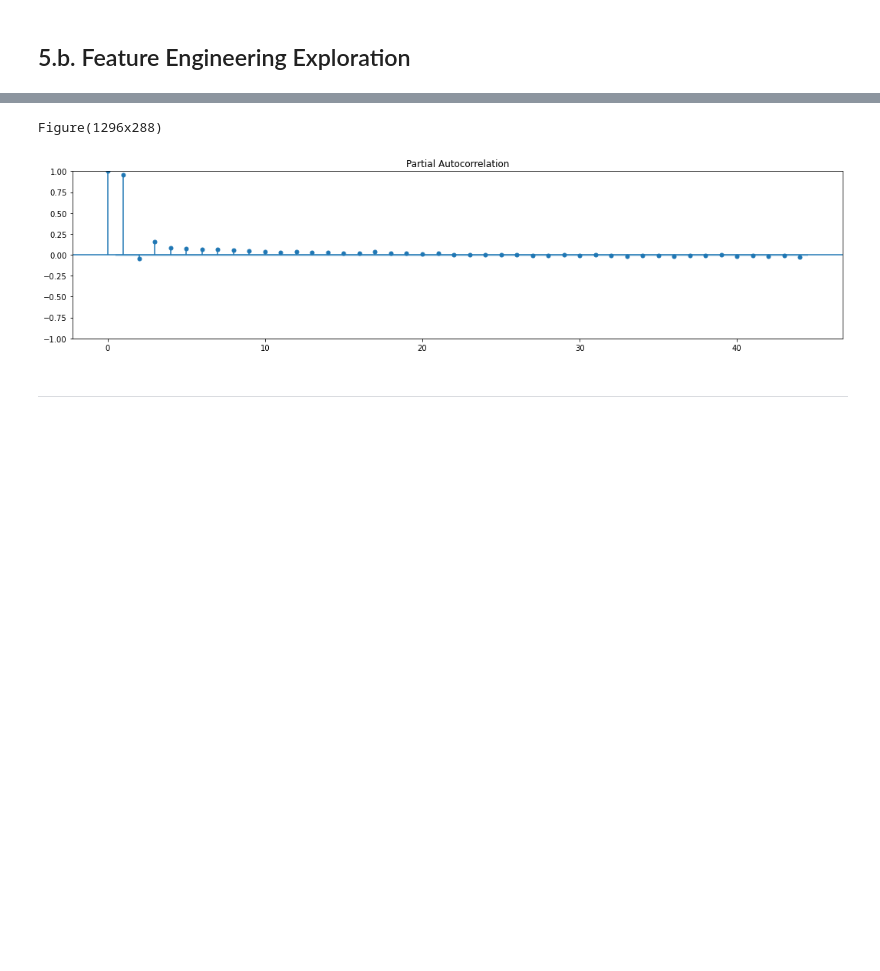
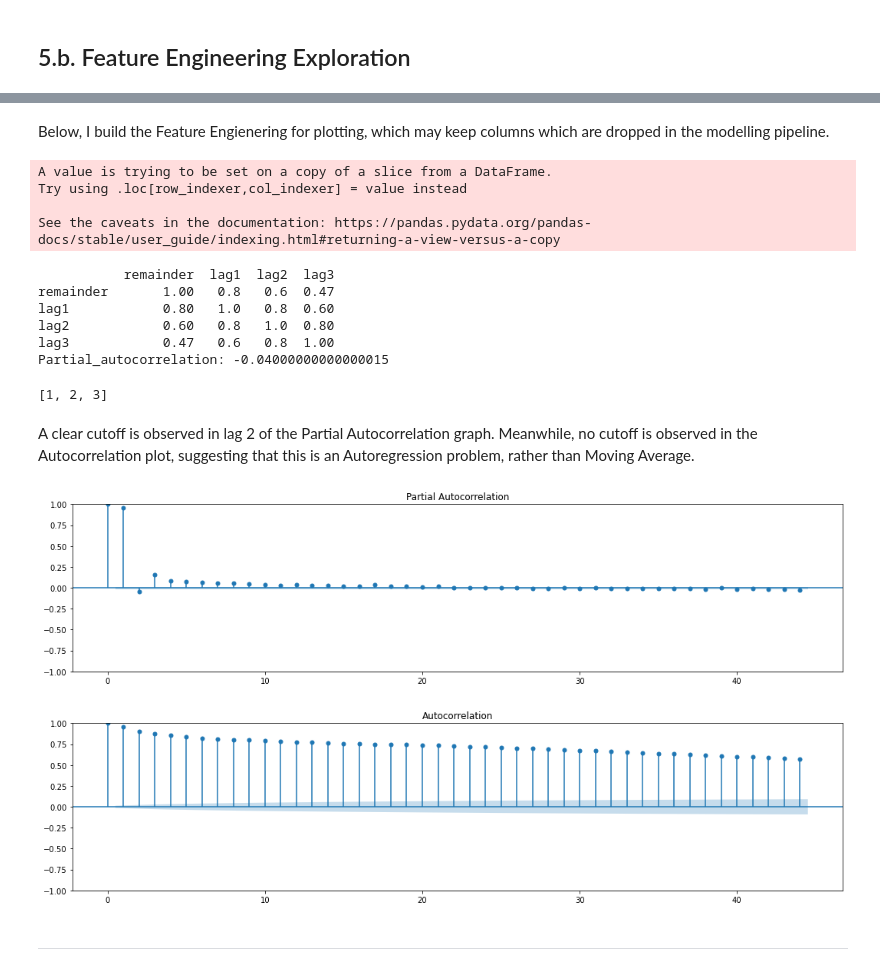
Before and after one commit to BGSoares/Bootcamp-Data-Science, a Jupyter notebook: 07-Temperature-Forecast/Temperature-Forecast.ipynb, the cells around one changed output, grey strips where cells are left out. Saved outputs shown, nothing was run; the diff lists cells and outputs as text; code cells hidden in the pictures; blank space fills up the shorter version.

```diff
--- a/07-Temperature-Forecast/Temperature-Forecast.ipynb
+++ b/07-Temperature-Forecast/Temperature-Forecast.ipynb
@@ -295,10 +253,63 @@ if plot: df_train_model.plot.scatter(x='lag3', y='remainder')
+# %% [markdown]
+Below, I build the Feature Engienering for plotting, which may keep columns which are dropped in the modelling pipeline.
+# %%
+# Call functions
+get_no_trend_seasonal = FunctionTransformer(remove_trend_seasonal)
+get_lags = FunctionTransformer(lag)
+get_scaled_columns = FunctionTransformer(scale_columns, kw_args={'columns_list':['lag1','lag2','lag3']})
+get_drop_cols = FunctionTransformer(drop_cols)
+
+# Define pipeline
+pipe_plot = Pipeline([
+    ('get_no_trend_seasonal', get_no_trend_seasonal),
+    ('get_lags', get_lags),
+    ('get_scaled_columns', get_scaled_columns)
+])
+
+# Fit pipeline using df_train and transform df_train
+df_train_plot = pipe_plot.fit_transform(df_train)
+
+# Split X and y
+X_train_model = df_train_model.drop(['tg'], axis=1)
+y_train_model = df_train_model['tg']
+# %% [output]
+A value is trying to be set on a copy of a slice from a DataFrame.
+Try using .loc[row_indexer,col_indexer] = value instead
+
+See the caveats in the documentation: https://pandas.pydata.org/pandas-docs/stable/user_guide/indexing.html#returning-a-view-versus-a-copy
+# %%
+''' Strong correlation between remainder and its lags. '''
+print(round(df_train_plot[['remainder','lag1','lag2','lag3']].corr(), 2))
+
+
+''' The correlation between lag2 and remainder is fully explained by the indirect effect of lag2 through lag1. Why keep lag2? '''
+remainder_lag1_corr = 0.8
+lag1_lag2_corr = 0.8
+remainder_lag2_corr = 0.6
+print('Partial_autocorrelation:', remainder_lag2_corr - (remainder_lag1_corr * lag1_lag2_corr))
+# %% [output]
+           remainder  lag1  lag2  lag3
+remainder       1.00   0.8   0.6  0.47
+lag1            0.80   1.0   0.8  0.60
+lag2            0.60   0.8   1.0  0.80
+lag3            0.47   0.6   0.8  1.00
+Partial_autocorrelation: -0.04000000000000015
+# %%
+''' According to Autoregressor test, keep lags 1, 2 and 3. '''
+
+if plot: selected_order = ar_select_order(df_train_plot['remainder'], maxlag=20)
+selected_order.ar_lags
+# %% [output]
+[1, 2, 3]
+# %% [markdown]
+A clear cutoff is observed in lag 2 of the Partial Autocorrelation graph. Meanwhile, no cutoff is observed in the Autocorrelation plot, suggesting that this is an Autoregression problem, rather than Moving Average.
 # %%
-if plot: print(plot_acf(y_train))
+if plot:
+    plot_pacf(df_train_plot['tg'])
+    plot_acf(df_train_plot['tg'])
+# %% [output]
+[figure, added]
+[figure, added]
-# %%
-if plot: print(plot_pacf(y_train))
-# %% [output]
-Figure(1296x288)
-[figure, removed]
 # %% [markdown]
 ---
 # %% [markdown]
```
Also changed, not shown: parts of 67 cells of this notebook.
